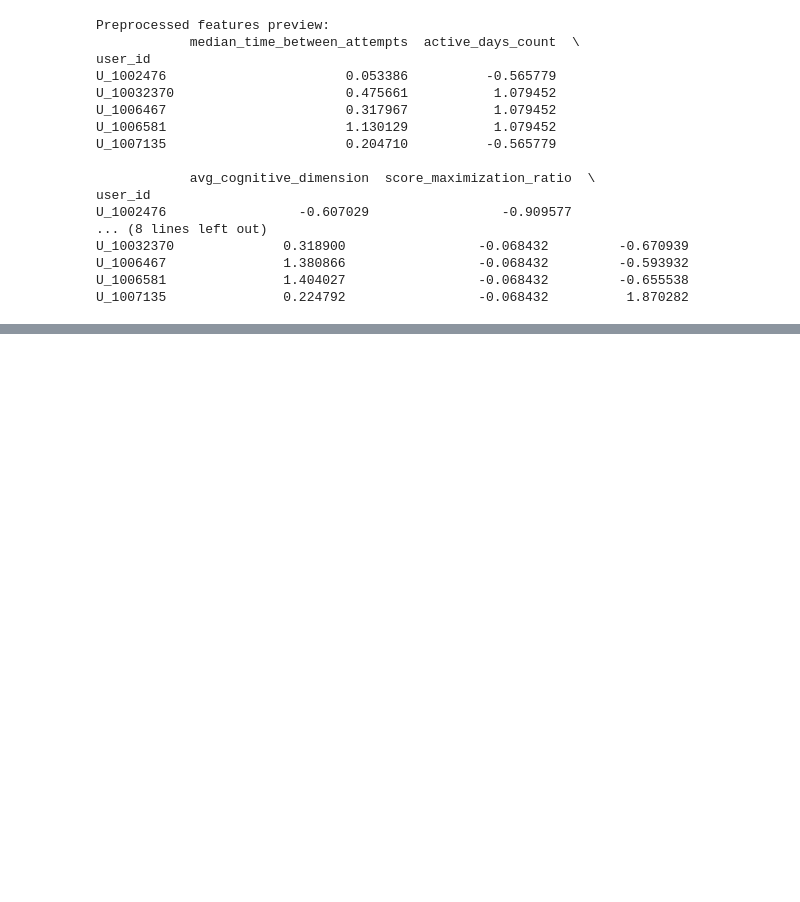
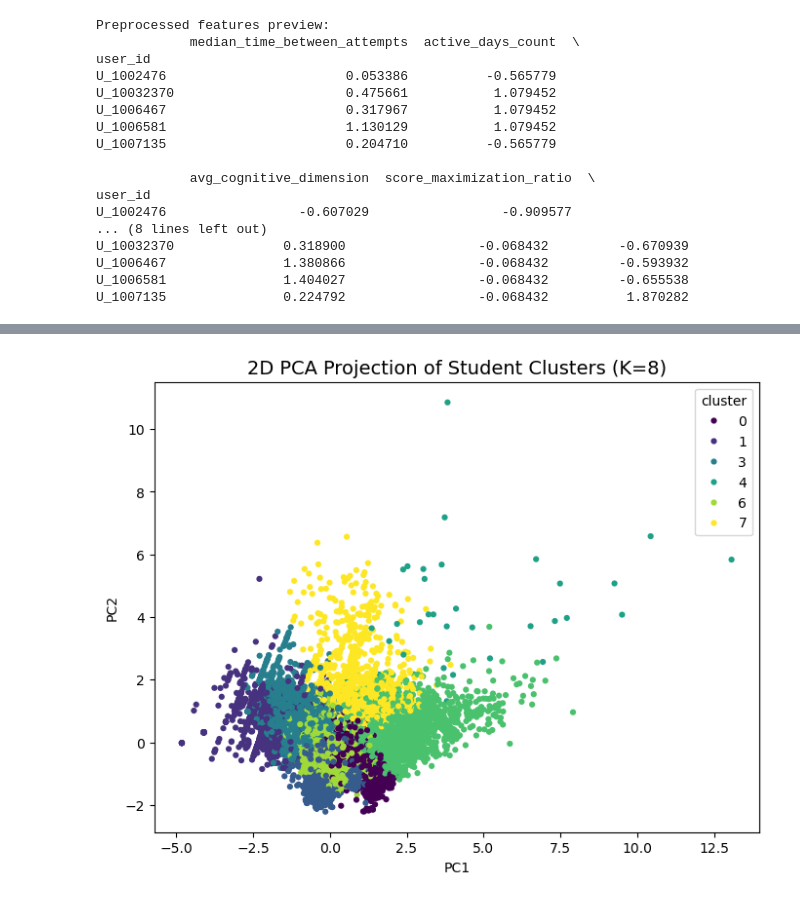
Before and after one commit to Muaz-fmb/MOOC-Radar-Student-Behavior-Clustering-, a Jupyter notebook: clustering.ipynb, the cells around one changed output, grey strips where cells are left out. Drawn from its saved outputs; the diff is of its cells as text; code cells hidden in the pictures; blank space fills up the shorter version.

```diff
--- a/clustering.ipynb
+++ b/clustering.ipynb
@@ -288,0 +355,15 @@ U_1007135               0.224792                 -0.068432          1.870282
+# %%
+
+# 1. Define the number of clusters (adjust based on Elbow/Silhouette results)
+optimal_k = 8
+
+# 2. Fit K-Means on the standardized features
+kmeans = KMeans(n_clusters=optimal_k, init='k-means++', random_state=42, n_init=10)
+cluster_labels = kmeans.fit_predict(df_features_scaled)
+
+# 3. Assign the labels back to the original aggregated DataFrame and scaled DataFrame
+df_aggregated['cluster'] = cluster_labels
+df_features_scaled['cluster'] = cluster_labels
+
+print(f"Data successfully clustered into {optimal_k} groups!")
+print(df_aggregated['cluster'].value_counts().sort_index())
@@ -288,0 +382,28 @@ U_1007135               0.224792                 -0.068432          1.870282
+# %%
+from sklearn.decomposition import PCA
+
+# 1. Separate features for PCA (ensure 'cluster' label is excluded if present)
+features_for_pca = df_features_scaled.drop(columns=['cluster'], errors='ignore')
+
+# 2. Apply PCA to reduce dimensions from 7 to 2
+pca = PCA(n_components=2)
+pca_results = pca.fit_transform(features_for_pca)
+
+# 3. Create a temporary DataFrame for plotting
+df_pca = pd.DataFrame(data=pca_results, columns=['PC1', 'PC2'])
+df_pca['cluster'] = cluster_labels  # Using the labels from K-Means
+
+# 4. Plot the 2D Scatter Plot
+plt.figure(figsize=(8, 6))
+sns.scatterplot(
+    x='PC1', y='PC2',
+    hue='cluster',
+    palette='viridis',  # Clean, distinct colors for each cluster
+    data=df_pca,
+    edgecolor='none', # Removes borders around dots for a cleaner visual
+    s=20              # Marker size
+)
+plt.title(f'2D PCA Projection of Student Clusters (K={optimal_k})', fontsize=14)
+plt.show()
+# %% [output]
+[figure, added]
```
Also changed, not shown: parts of 10 cells of this notebook.
